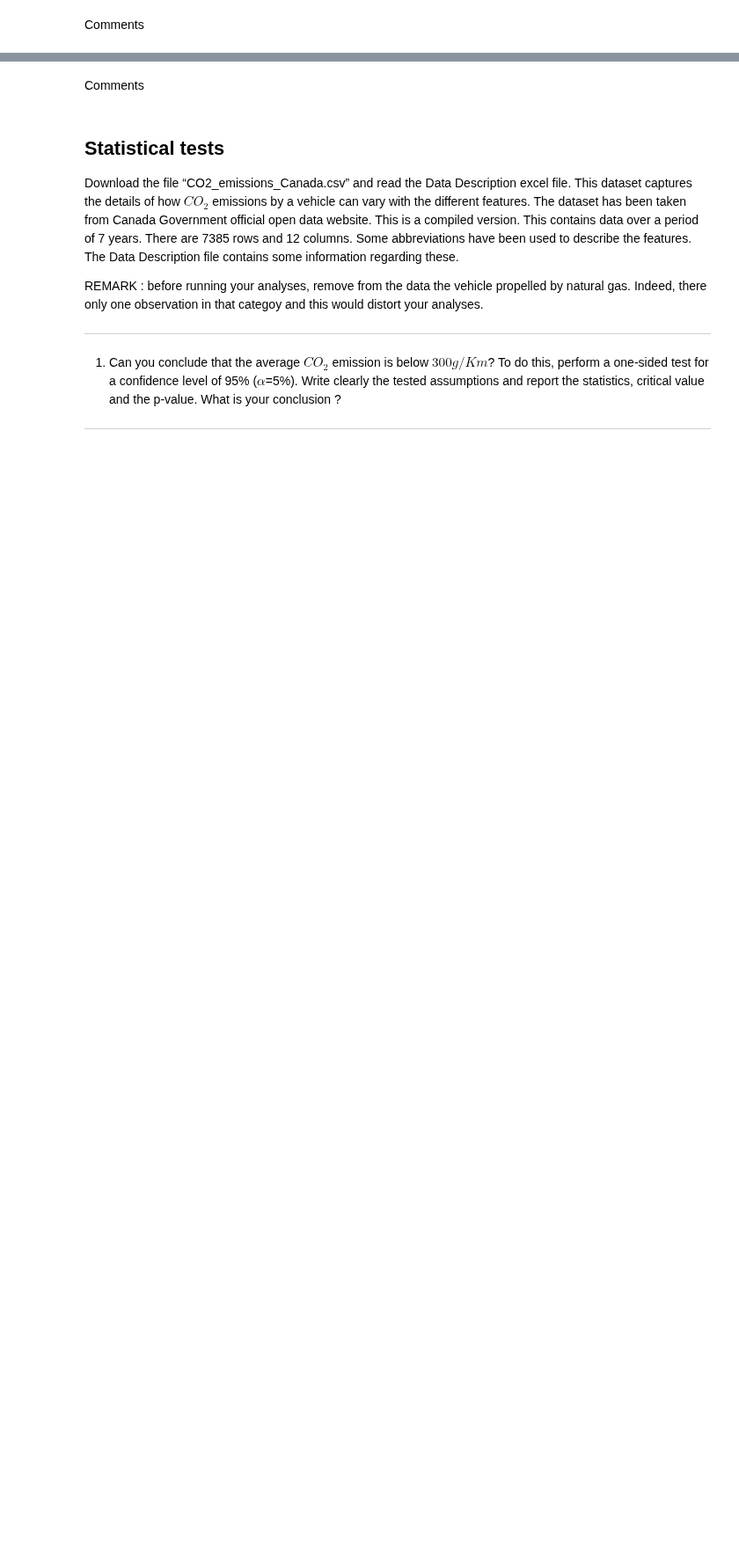
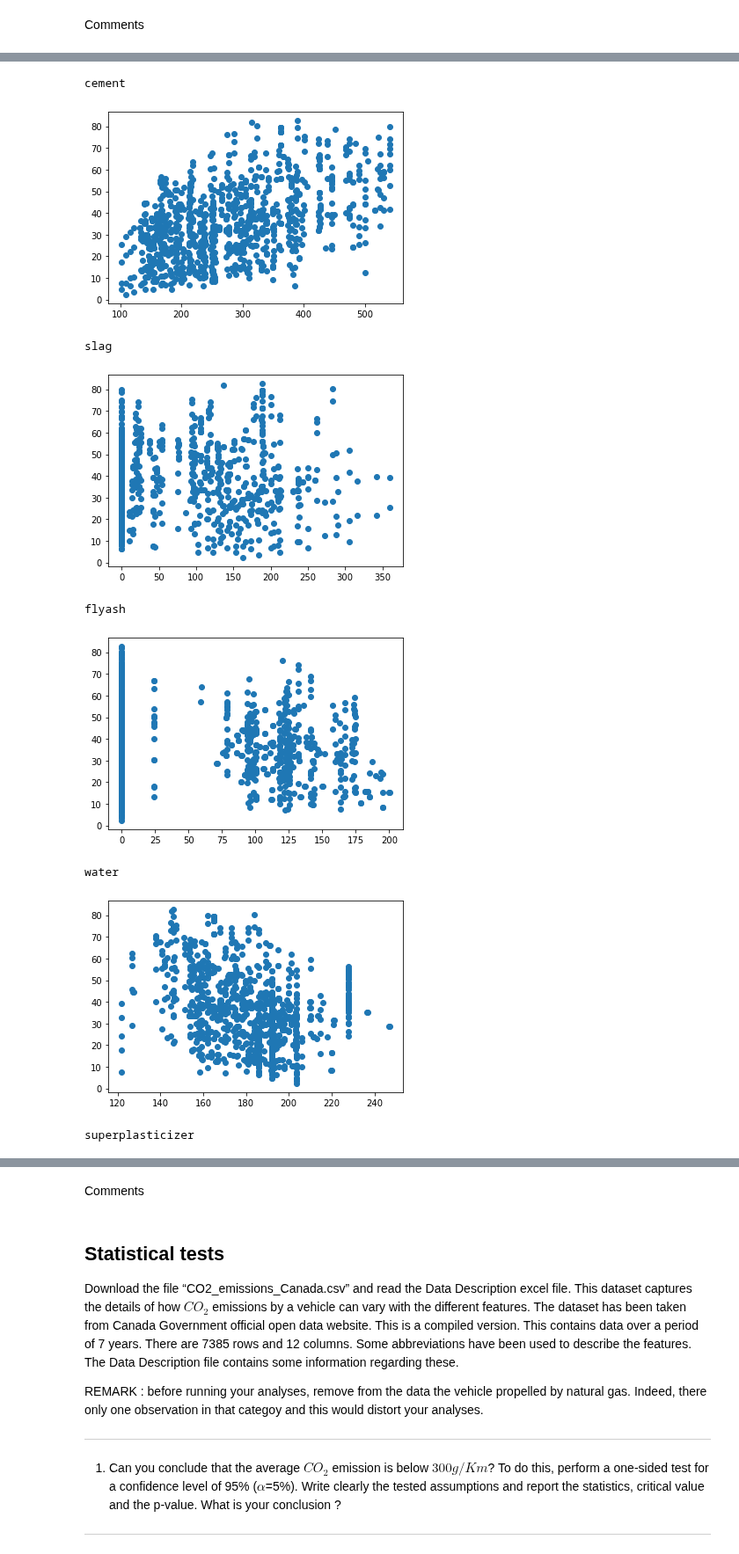
Before and after one commit to evandieren/Statistics-and-Data-Science-LEPL1109, a Jupyter notebook: HACKATHON 2/hackathon2.ipynb, the cells around one changed output, grey strips where cells are left out. Shown at 88% size. Saved outputs shown, nothing was run; the diff lists cells and outputs as text; code cells hidden in the pictures; blank space fills up the shorter version.

```diff
--- a/HACKATHON 2/hackathon2.ipynb
+++ b/HACKATHON 2/hackathon2.ipynb
@@ -66,0 +112,6 @@ Concrete compressive strength -- quantitative -- MPa -- Output Variable
+# %%
+y = data["csMPa"]
+X = data.drop(labels="csMPa",axis=1)
+Xm = sm.add_constant(X)
+results = sm.OLS(y,Xm).fit()
+print(results.summary())
@@ -96,0 +173,15 @@ Comments
+# %%
+for column in X.columns:
+    print(column)
+    plt.scatter(X[column],y)
+    plt.show()
+# %% [output]
+cement
+[figure, added]
+slag
+[figure, added]
+flyash
+[figure, added]
+water
+[figure, added]
+superplasticizer
```
Also changed, not shown: parts of 18 cells of this notebook, 1 other file.
